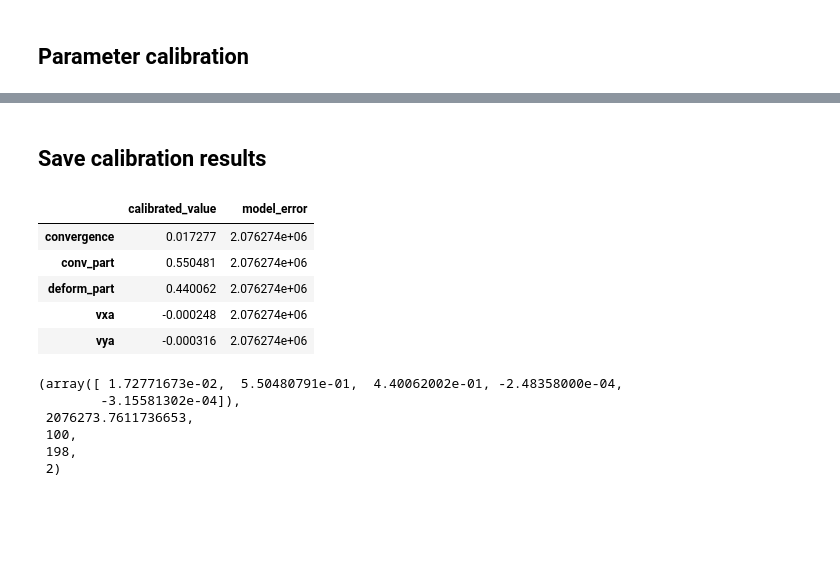
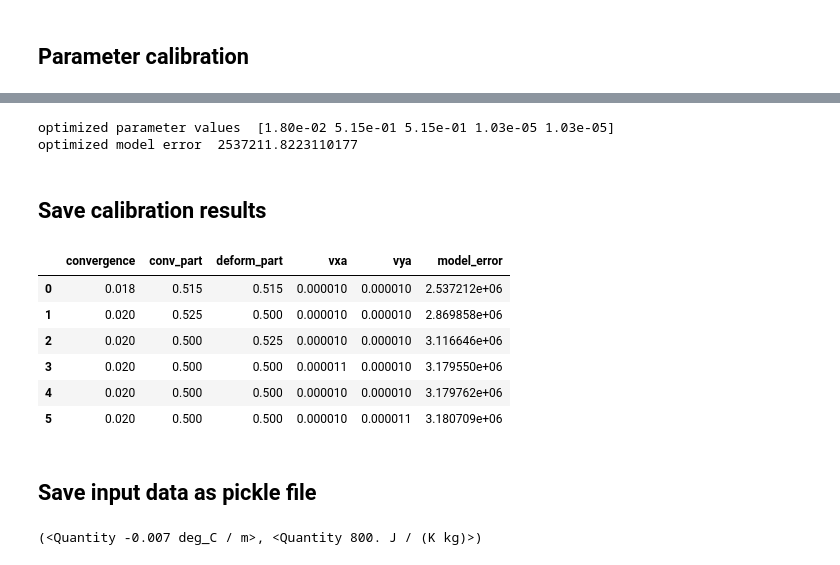
Before and after one commit to ElcoLuijendijk/wedgex, a Jupyter notebook: wedgex_calibrate.ipynb, the cells around one changed output, grey strips where cells are left out. Saved outputs shown, nothing was run; the diff lists cells and outputs as text; code cells hidden in the pictures; blank space fills up the shorter version.

```diff
--- a/wedgex_calibrate.ipynb
+++ b/wedgex_calibrate.ipynb
@@ -83,7 +84,7 @@ calibrate_parameters = False
 #model_run_name = 'calibrated'
 
 params_to_change = ['convergence', 'conv_part', 'deform_part', 'vxa', 'vya']
-params = [20e-3 * u.m / u.year, 0.5, 0.5, 0.0, 0.0]
+params = [20e-3 * u.m / u.year, 0.5, 0.5, 1e-5, 1e-5]
 
 #params_to_change = ['vc', 'vd']#, 'vxa', 'vya']
 #params = [2e-3 * u.m / u.year, -8e-3 * u.m / u.year]#, 1e-5 * u.m / u.year, 1e-5 * u.m / u.year]
@@ -203,6 +204,9 @@ calibration_params = {'calibration_metric': 'RMSE', 'limit_params': True, 'xtol'
 
 # metric to calibrate the models. use 'MAE' or 'chisq'
 calibration_metric = 'RMSE'
+
+# https://docs.scipy.org/doc/scipy/reference/generated/scipy.optimize.minimize.html
+opt_method = "Nelder-Mead"
 
 # limit parameters to realistic limits
 # if True the model will limit vc <= 0, vd <= 0, vxa >= 0, vya >=0
@@ -393,33 +366,37 @@ done with model calibration
+# %%
+params = opt_results.x
+opt_error = opt_results.fun
+
+print('optimized parameter values ', params)
+print('optimized model error ', opt_error)
+# %% [output]
+optimized parameter values  [1.80e-02 5.15e-01 5.15e-01 1.03e-05 1.03e-05]
+optimized model error  2537211.8223110177
 # %% [markdown]
 ## Save calibration results
 # %%
-dfr = pd.DataFrame(index=params_to_change, columns=['calibrated_value', 'model_error'])
+param_tries, model_errors = opt_results.final_simplex
 
+dfr = pd.DataFrame(index=np.arange(len(model_errors)), columns=params_to_change + ['model_error'])
 
-for p, r in zip(params_to_change, opt_results[0]):
-    dfr.loc[p, 'calibrated_value'] = r
+for i, p in enumerate(params_to_change):
+    dfr[p] = param_tries[:, i]
 
-dfr['model_error'] = opt_results[1]
+dfr["model_error"] = model_errors
 
 today = datetime.datetime.now()
 today_str = '%i-%i-%i' % (today.day, today.month, today.year)
-fn = f"calibrated_parameters_{today_str}.csv"
+fn = f"calibrated_parameters_{len(model_errors)}_tries_{today_str}.csv"
 dfr.to_csv(fn, index_label="calibrated_parameter")
 
 dfr
 # %% [output]
-|  | calibrated_value | model_error |
-| convergence | 0.017277 | 2.076274e+06 |
-| conv_part | 0.550481 | 2.076274e+06 |
-| deform_part | 0.440062 | 2.076274e+06 |
-| vxa | -0.000248 | 2.076274e+06 |
-| vya | -0.000316 | 2.076274e+06 |
+|  | convergence | conv_part | deform_part | vxa | vya | model_error |
+| 0 | 0.018 | 0.515 | 0.515 | 0.000010 | 0.000010 | 2.537212e+06 |
+| 1 | 0.020 | 0.525 | 0.500 | 0.000010 | 0.000010 | 2.869858e+06 |
+| 2 | 0.020 | 0.500 | 0.525 | 0.000010 | 0.000010 | 3.116646e+06 |
+| 3 | 0.020 | 0.500 | 0.500 | 0.000011 | 0.000010 | 3.179550e+06 |
+| 4 | 0.020 | 0.500 | 0.500 | 0.000010 | 0.000010 | 3.179762e+06 |
+| 5 | 0.020 | 0.500 | 0.500 | 0.000010 | 0.000011 | 3.180709e+06 |
-# %%
-opt_results
-# %% [output]
-(array([ 1.72771673e-02,  5.50480791e-01,  4.40062002e-01, -2.48358000e-04,
-        -3.15581302e-04]),
- 2076273.7611736653,
- 100,
- 198,
- 2)
+# %% [markdown]
+## Save input data as pickle file
@@ -425,0 +408,4 @@ opt_results
+# %%
+lapse_rate, c
+# %% [output]
+(<Quantity -0.007 deg_C / m>, <Quantity 800. J / (K kg)>)
```
Also changed, not shown: parts of 3 cells of this notebook, 10 other files.
